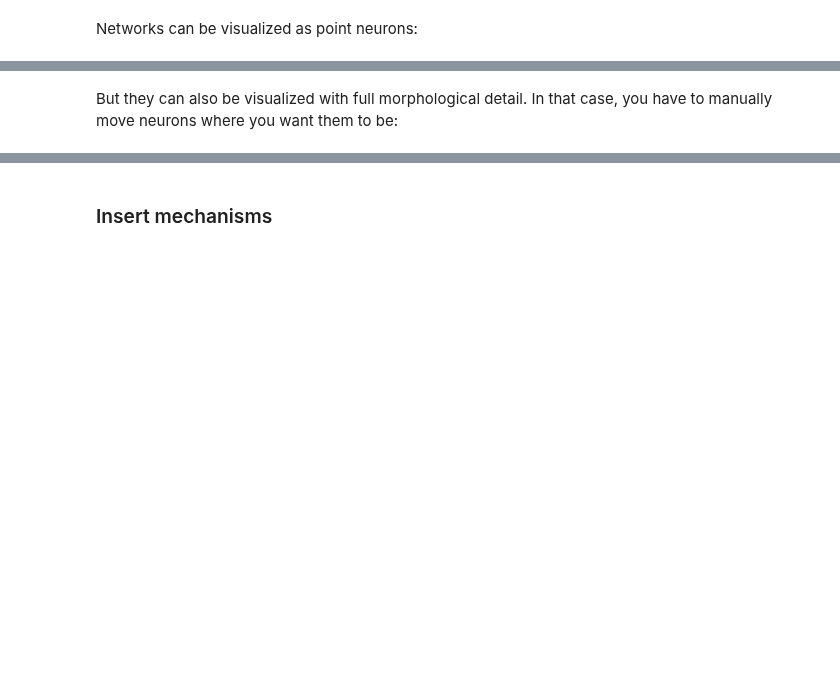
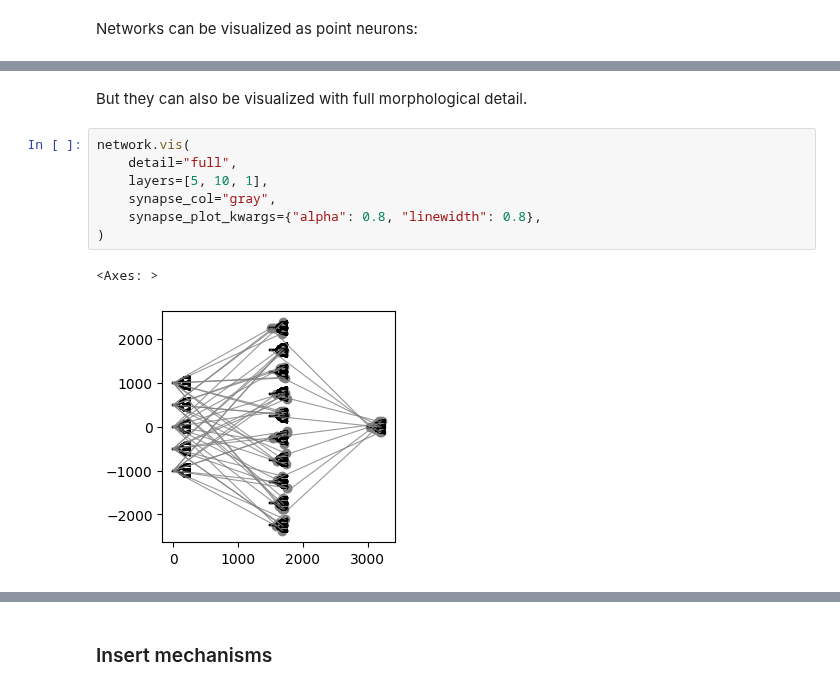
Before and after one commit to jaxleyverse/jaxley, a Jupyter notebook: tutorials/01_small_network.ipynb, the cells around one changed output, grey strips where cells are left out. Drawn from its saved outputs; the diff is of its cells as text; blank space fills up the shorter version.

```diff
--- a/tutorials/01_small_network.ipynb
+++ b/tutorials/01_small_network.ipynb
@@ -88,2 +90,12 @@ network.vis(detail="point", layers=[5, 10, 1])
 # %% [markdown]
-But they can also be visualized with full morphological detail. In that case, you have to manually move neurons where you want them to be:
+But they can also be visualized with full morphological detail.
+# %%
+network.vis(
+    detail="full",
+    layers=[5, 10, 1],
+    synapse_col="gray",
+    synapse_plot_kwargs={"alpha": 0.8, "linewidth": 0.8},
+)
+# %% [output]
+<Axes: >
+[figure, added]
```
Also changed, not shown: parts of 11 cells of this notebook.
